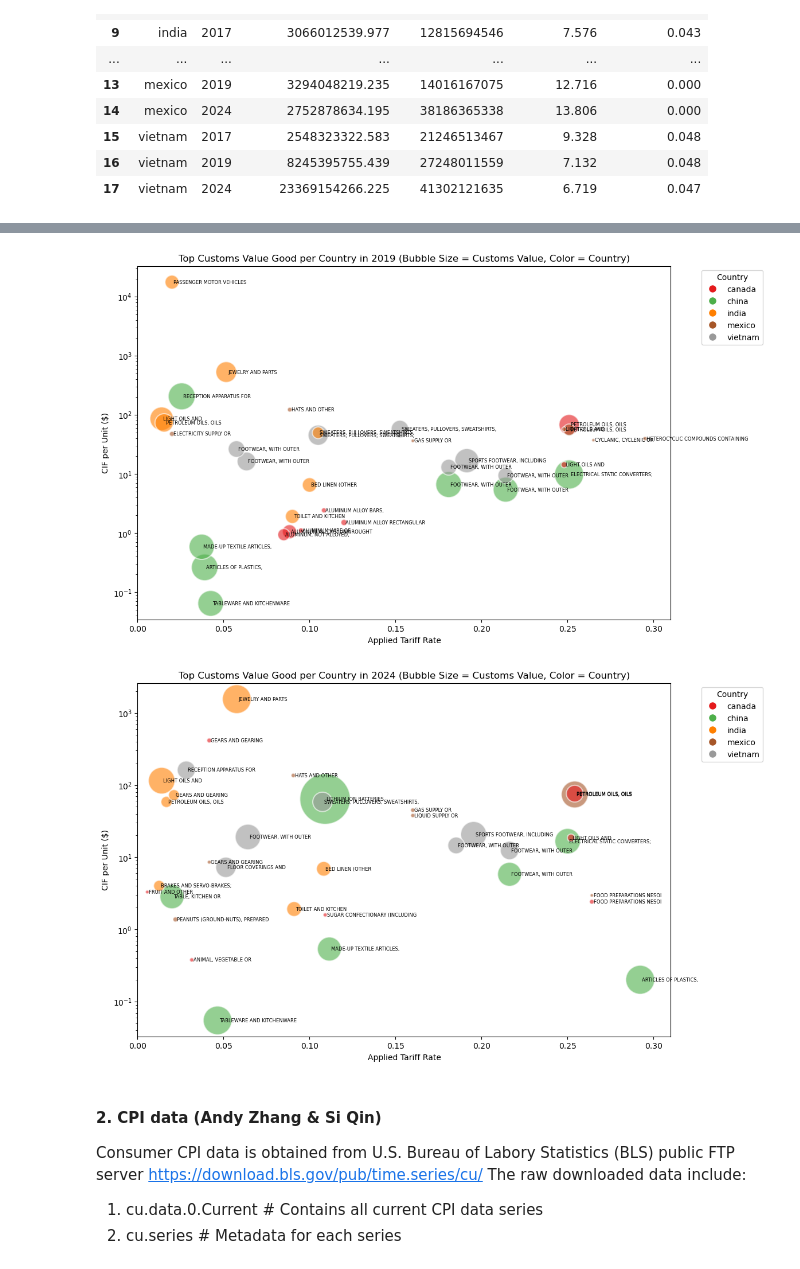
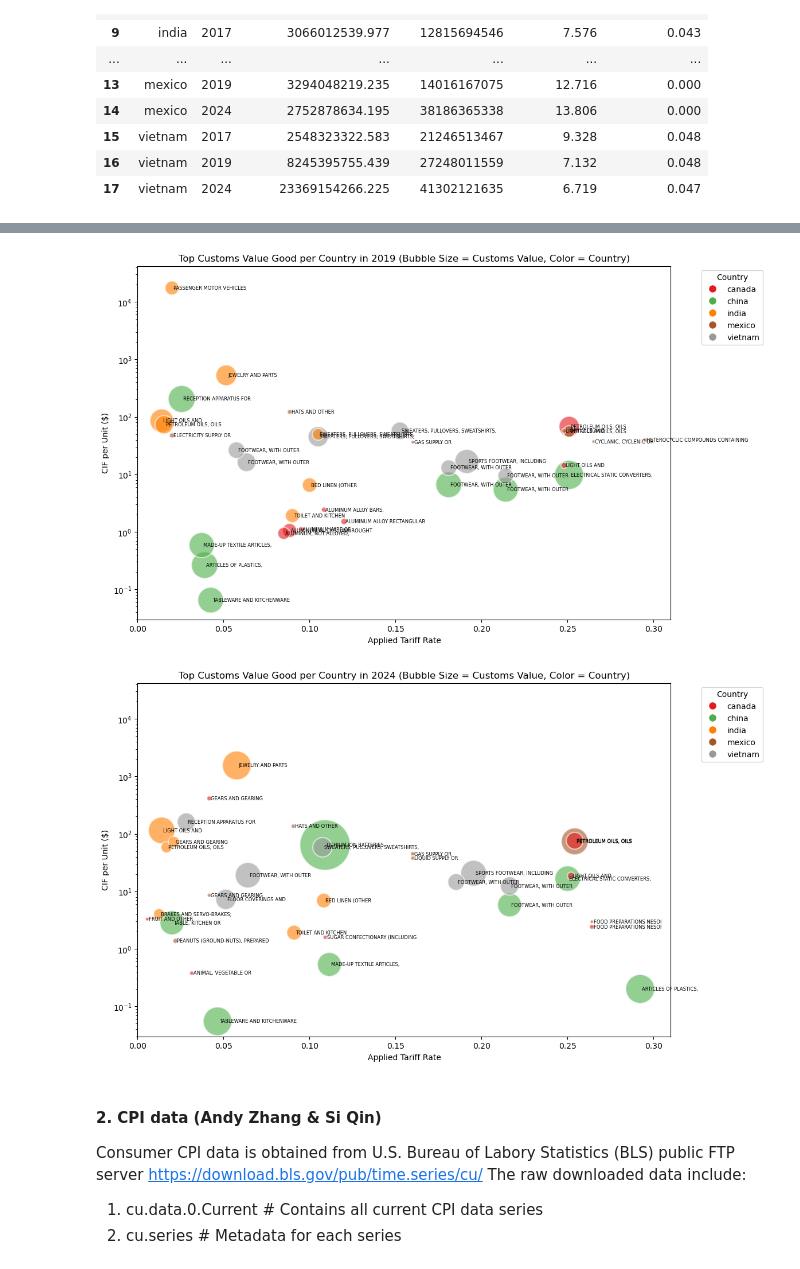
Before and after one commit to simva510/tariff_price_change, a Jupyter notebook: notebooks/tariff_price_gp4_2025_SQ.ipynb, the cells around one changed output, grey strips where cells are left out. Drawn from its saved outputs; the diff is of its cells as text; code cells hidden in the pictures.

```diff
--- a/notebooks/tariff_price_gp4_2025_SQ.ipynb
+++ b/notebooks/tariff_price_gp4_2025_SQ.ipynb
@@ -656,7 +657,13 @@ for ax, feature, title in zip(axs.flatten(), features, titles):
     ax.set_xlabel('Year')
     ax.set_ylabel(feature)
     ax.grid(True)
-    ax.legend(title='Country', fontsize='small')
+    ax.legend(
+        title='Country',
+        fontsize='small',
+        bbox_to_anchor=(1.05, 1),
+        loc='upper left',
+        borderaxespad=0.
+        )
 
 plt.tight_layout()
 
@@ -747,6 +754,7 @@ for year in years:
     ax.set_xlim(0, 0.31)
     ax.set_title(f"Top Customs Value Good per Country in {year} (Bubble Size = Customs Value, Color = Country)")
     ax.set_yscale("log")
+    ax.set_ylim(0.03, 42000)
 
     # # Adjust to avoid overlapping
     # adjust_text(texts, arrowprops=dict(arrowstyle="-", color='gray', lw=0.5))
@@ -769,5 +777,5 @@ for year in years:
-[figure, old version]
+[figure, new version]
-[figure, old version]
+[figure, new version]
 # %% [markdown]
 #### 2. CPI data (Andy Zhang & Si Qin)
 
```
Also changed, not shown: parts of 35 cells of this notebook, 11 other files.
